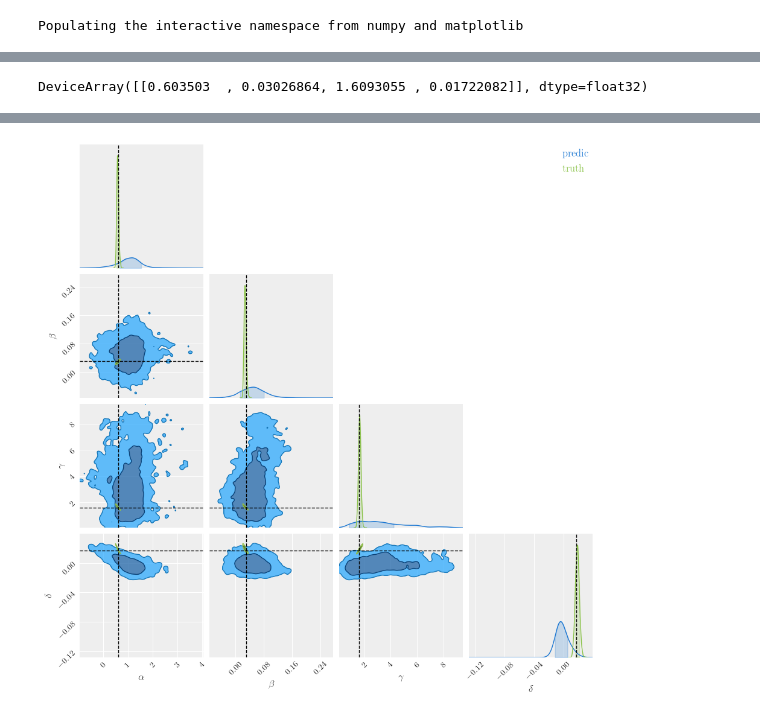
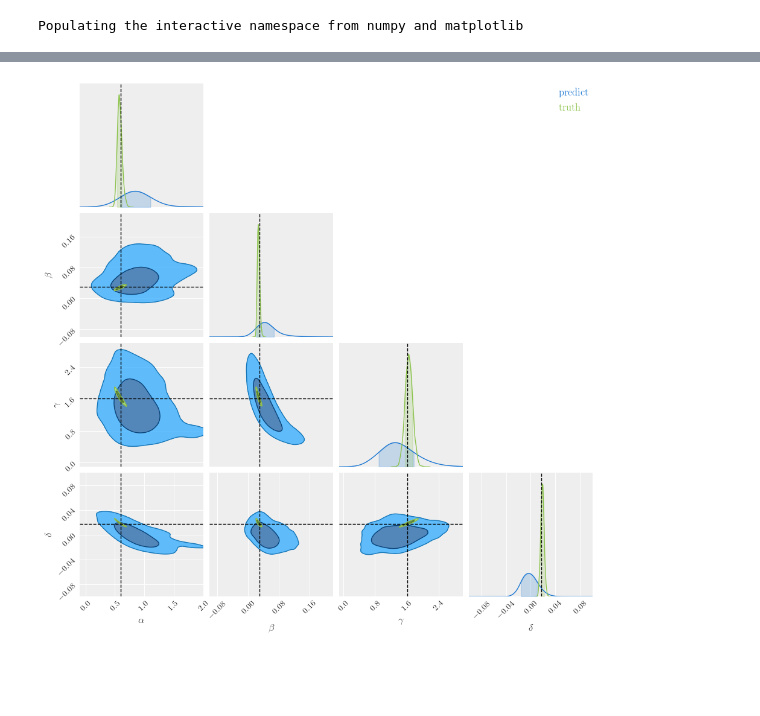
Before and after one commit to Justinezgh/SBI-Diff-Simulator, a Jupyter notebook: notebooks/Our_SBI_method_on_LV.ipynb, the cells around one changed output, grey strips where cells are left out. Saved outputs shown, nothing was run; the diff lists cells and outputs as text; code cells hidden in the pictures; blank space fills up the shorter version.

```diff
--- a/notebooks/Our_SBI_method_on_LV.ipynb
+++ b/notebooks/Our_SBI_method_on_LV.ipynb
@@ -150,10 +42,0 @@ p = samples['theta']
-# %%
-if (x > 500).any() == True:
-  idx = jnp.where(x > 500)[0]
-  x = jnp.delete(x, idx, axis=0)
-  p = jnp.delete(p, idx, axis=0)
-
-if jnp.isnan(x).any() == True:
-  idx = jnp.where(jnp.isnan(x))[0]
-  x = jnp.delete(x, idx, axis=0)
-  p = jnp.delete(p, idx, axis=0)
@@ -272,0 +196,10 @@ class Flow_nd(hk.Module):
+# %%
+bijector = partial(AffineSigmoidCoupling,
+                   layers = [256,256,256],
+                   n_components = 32,
+                   activation = jax.nn.silu)
+
+NF = partial(ConditionalRealNVP,n_layers = 4, bijector_fn = bijector)
+
+nvp_nd = hk.without_apply_rng(hk.transform(lambda p,x : NF(4)(x).log_prob(p).squeeze()))
+nvp_sample_nd = hk.transform(lambda x : NF(4)(x).sample(10000, seed=hk.next_rng_key()))
@@ -400,3 +260,10 @@ observation = np.reshape(observation, (-1,10), order='F')
+# %%
+key = jax.random.PRNGKey(0)
+lokta_volterra_10 = partial(lotka_volterra, ts=jnp.linspace(0,18.9,5))
+lvcond = condition(lokta_volterra_10, {'z':jnp.array([30.0, 1.0])})
+(log_probs0, samples0), scores = get_samples_and_scores(lvcond, key, batch_size=1)
+observation0 = samples0['y']
+observation = np.reshape(observation0, (-1,10), order='F')
+truth0 = samples0['theta']
 # %%
-nvp_sample_nd = hk.transform(lambda x : Flow_nd()(x).sample(5000, seed=hk.next_rng_key()))
-sample_nd = nvp_sample_nd.apply(params_nd, rng = next(rng_seq), x = observation*jnp.ones([int(5000),10]))
+sample_nd = nvp_sample_nd.apply(params_nd, rng = next(rng_seq), x = transformation_x.inverse(observation)*jnp.ones([int(10000),10]))
@@ -421,4 +269,0 @@ WARNING:root:The use of `check_types` is deprecated and does not have any effect
-# %%
-truth
-# %% [output]
-DeviceArray([[0.603503  , 0.03026864, 1.6093055 , 0.01722082]], dtype=float32)
@@ -426,7 +273,12 @@ DeviceArray([[0.603503  , 0.03026864, 1.6093055 , 0.01722082]], dtype=float32)
 parameters = [r'$\alpha$', r'$\beta$', r'$\gamma$', r'$\delta$']
 c = ChainConsumer()
 
-c.add_chain(sample_nd, parameters=parameters, name="predic")
+c.add_chain(transformation_params.forward(sample_nd), parameters=parameters, name="predict")
 c.add_chain(test_samples_fixed, parameters=parameters, name="truth")
-fig = c.plotter.plot(figsize=[10,10], truth=[0.603503  , 0.03026864, 1.6093055 , 0.01722082])
+fig = c.plotter.plot(figsize=[10,10],
+                     truth=[0.603503  , 0.03026864, 1.6093055 , 0.01722082],
+                     extents={r'$\alpha$': (-0.1,2),
+                              r'$\beta$':(-0.1,0.22),
+                              r'$\gamma$':(-0.1,3),
+                              r'$\delta$':(-0.1,0.1),})
 # %% [output]
@@ -433 +287 @@ fig = c.plotter.plot(figsize=[10,10], truth=[0.603503  , 0.03026864, 1.6093055 ,
-[figure, old version]
+[figure, new version]
```
Also changed, not shown: parts of 36 cells of this notebook.
